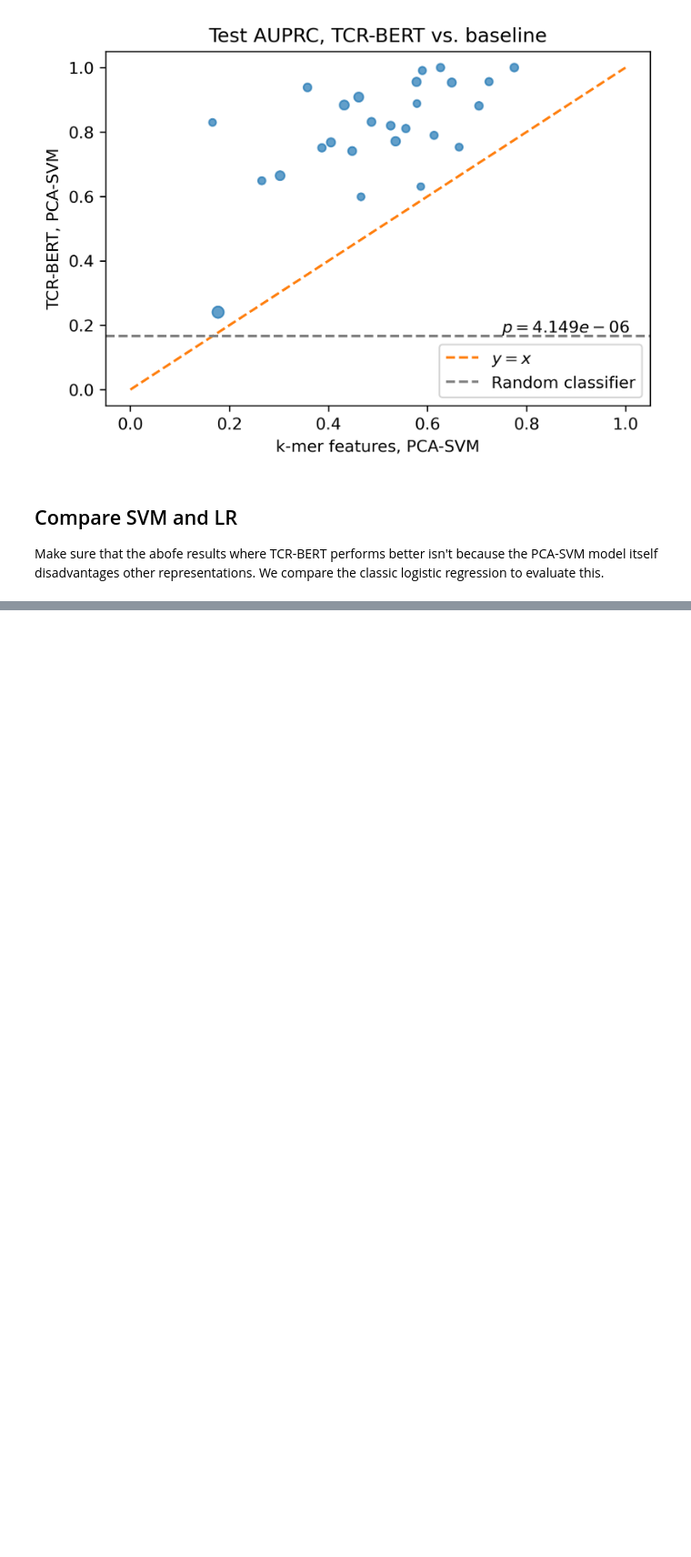
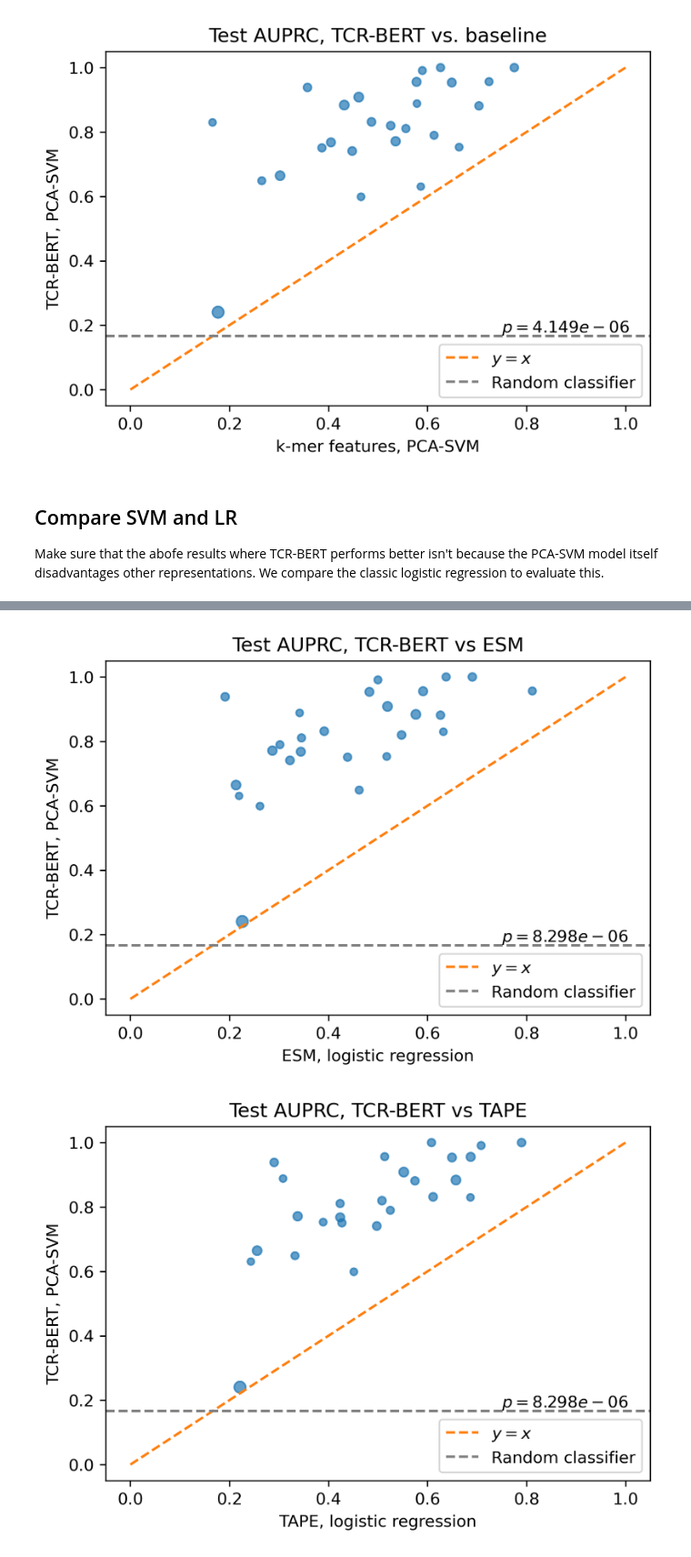
Before and after one commit to wukevin/tcr-bert, a Jupyter notebook: jupyter/antigen_cv.ipynb, the cells around one changed output, grey strips where cells are left out. Shown at 91% size. Drawn from its saved outputs; the diff is of its cells as text; code cells hidden in the pictures; blank space fills up the shorter version.

```diff
--- a/jupyter/antigen_cv.ipynb
+++ b/jupyter/antigen_cv.ipynb
@@ -468,0 +474,14 @@ for rep in ['ESM', "TAPE"]:
+# %%
+for rep in ['ESM', "TAPE"]:
+    antigen_cv_plot(
+        f"{rep}, LR",
+        "MLM + CLS",
+        xlabel=f"{rep}, logistic regression",
+        ylabel=f"TCR-BERT, PCA-SVM",
+        title=f"Test AUPRC, TCR-BERT vs {rep}",
+        fname=os.path.join(PLOT_DIR, f"{rep}_lr_vs_tcrbert_pcasvm.pdf"),
+        alternative="two-sided",
+    ).show()
+# %% [output]
+[figure, added]
+[figure, added]
```
Also changed, not shown: parts of 2 cells of this notebook, 4 other files.
